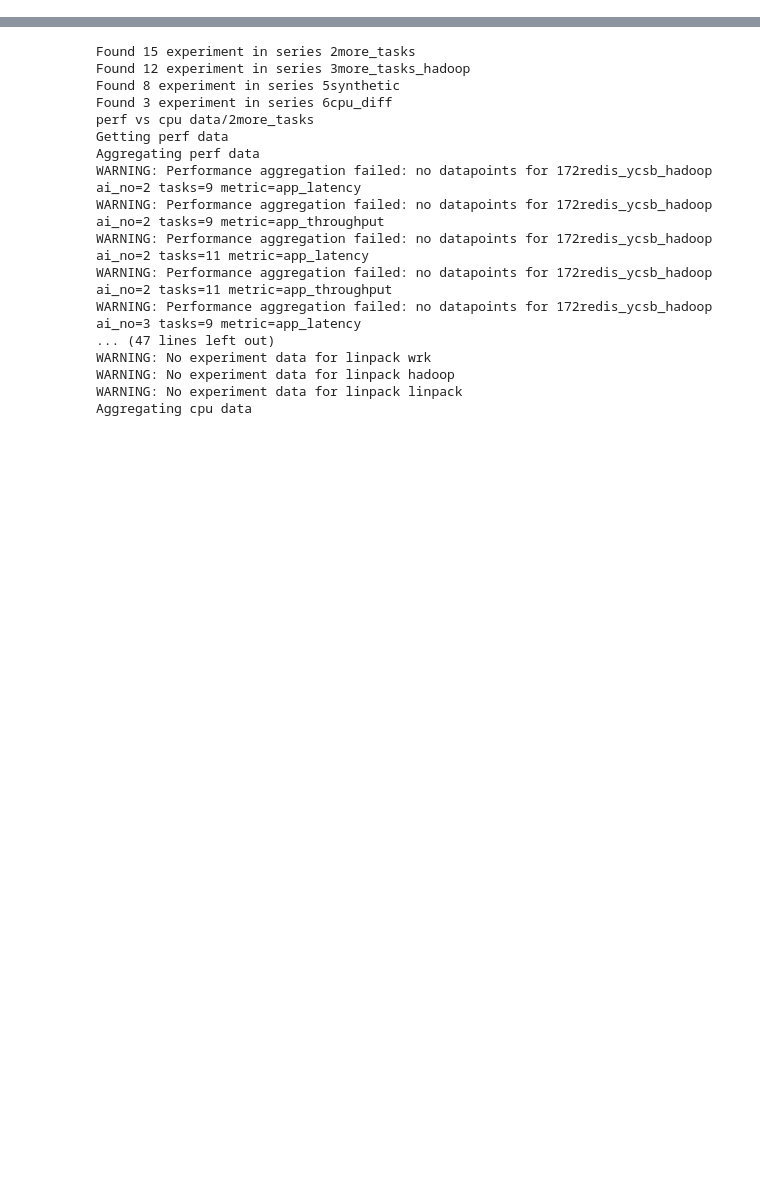
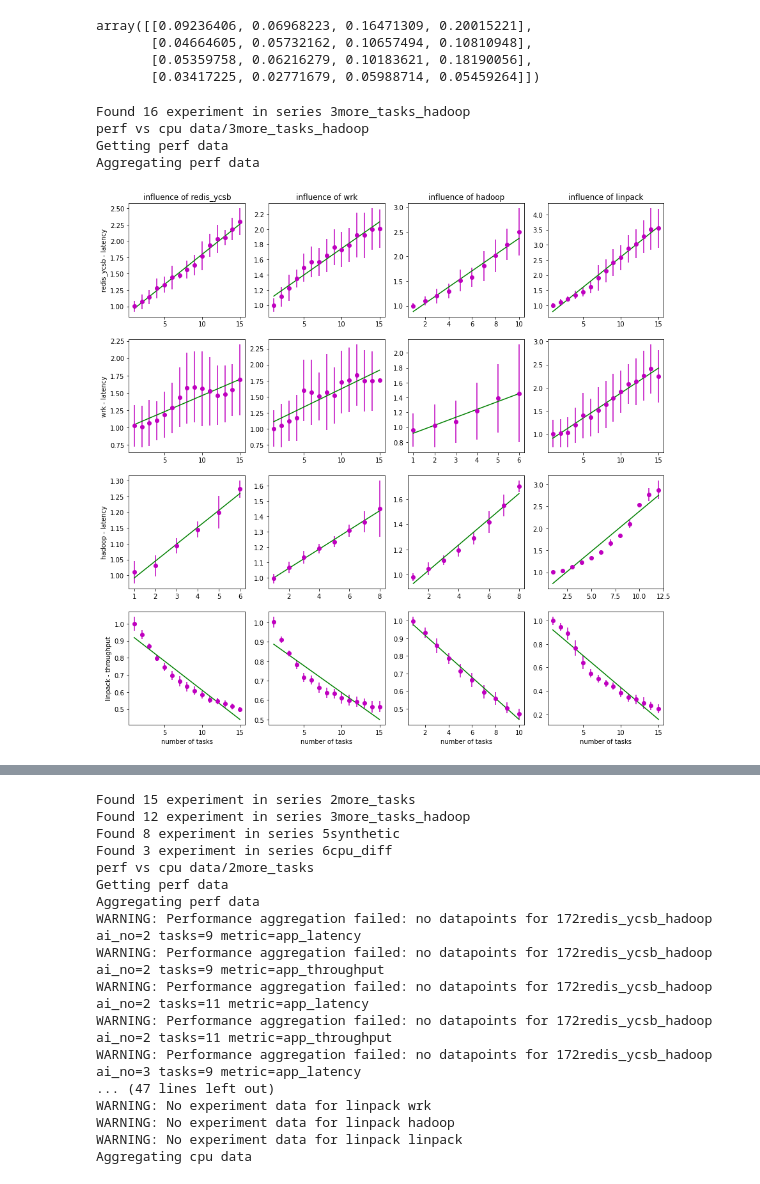
Before and after one commit to pawelzell/cbtool, a Jupyter notebook: myscripts/Interference observation.ipynb, the cells around one changed output, grey strips where cells are left out. Cells and saved outputs as stored; diff of their text form; code cells hidden in the pictures; blank space fills up the shorter version.

```diff
--- a/myscripts/Interference observation.ipynb
+++ b/myscripts/Interference observation.ipynb
@@ -50,0 +30,21 @@ array([[[0.04354289, 0.05203064, 0.05422121, 0.04760939],
+# %%
+m = extractInterferenceMatrix(s3)
+m
+# %% [output]
+array([[0.09236406, 0.06968223, 0.16471309, 0.20015221],
+       [0.04664605, 0.05732162, 0.10657494, 0.10810948],
+       [0.05359758, 0.06216279, 0.10183621, 0.18190056],
+       [0.03417225, 0.02771679, 0.05988714, 0.05459264]])
+# %%
+tasks = ["redis_ycsb", "wrk", "hadoop", "linpack"]
+path = "data/3more_tasks_hadoop"
+options = {"interval_boundaries": "first_plus_interval"}
+s3 = ExperimentSeries(path, tasks, {"hadoopslave": 2}, options, node="baati")
+readPerfVsCpu(s3, skip_cpu=True)
+analyzeInterferenceGrid(s3)
+# %% [output]
+Found 16 experiment in series 3more_tasks_hadoop
+perf vs cpu data/3more_tasks_hadoop
+Getting perf data
+Aggregating perf data
+[figure, added]
```
Also changed, not shown: parts of 9 cells of this notebook, 5 other files.
